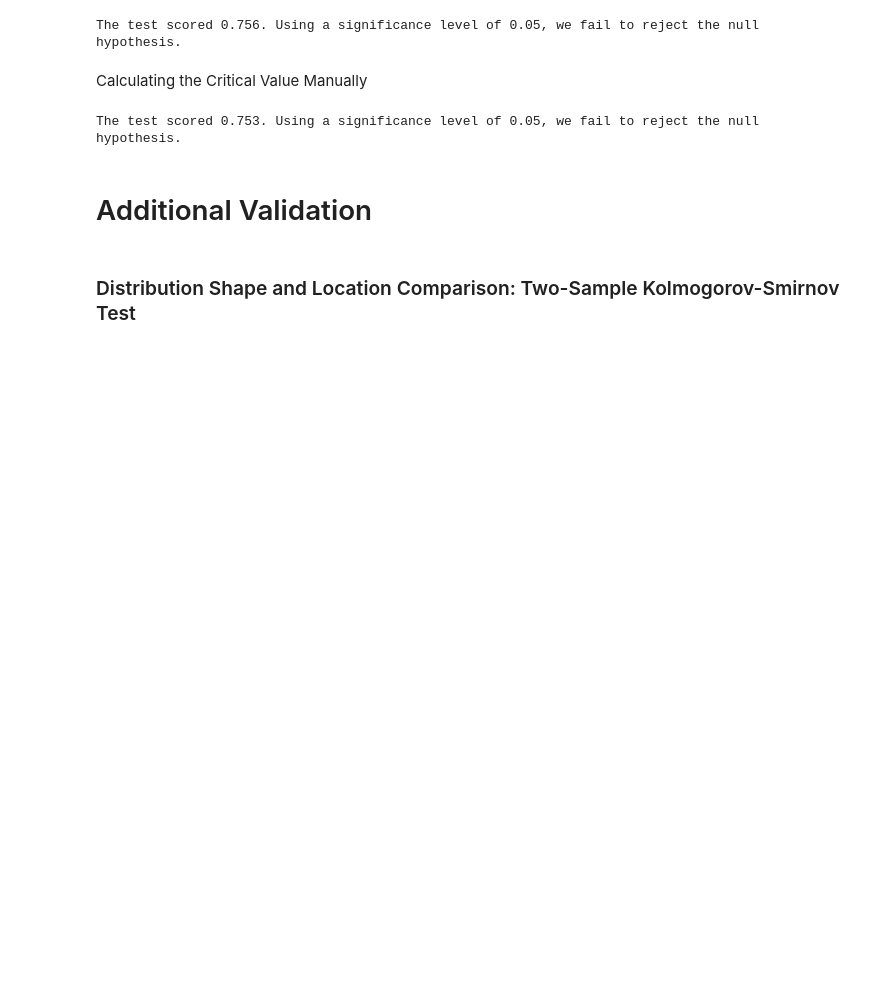
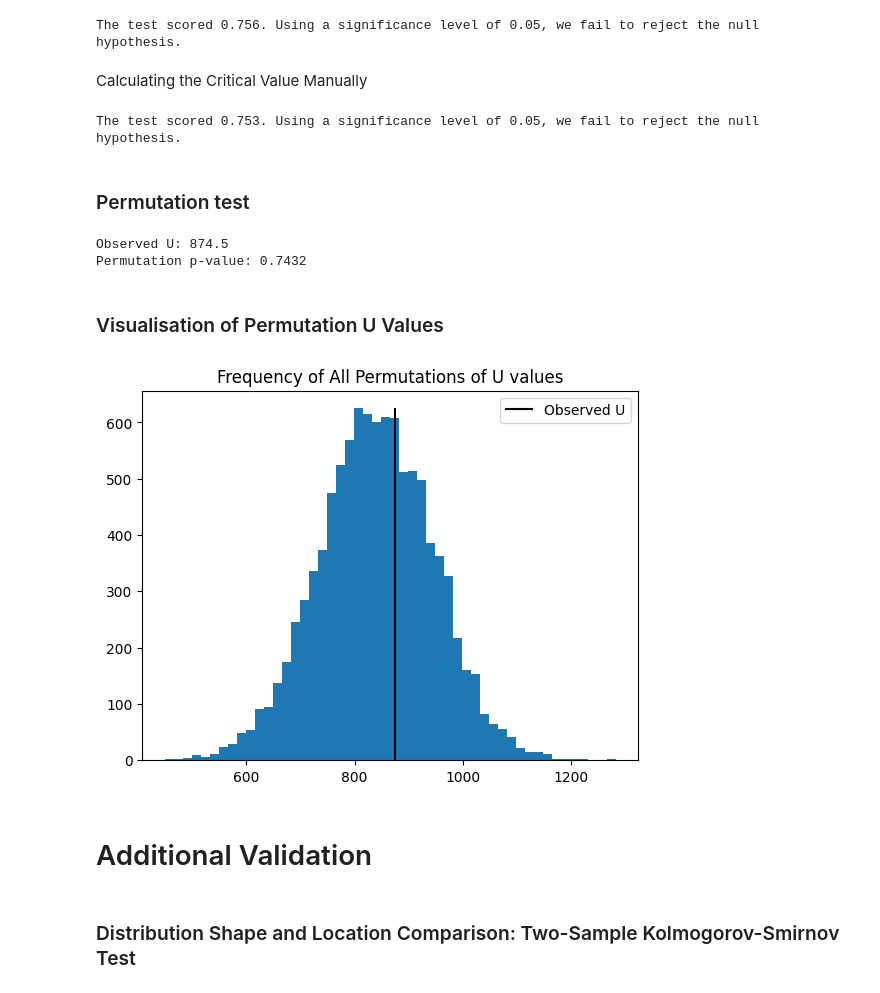
Before and after one commit to notxcharles/Body-Composition-Analysis, a Jupyter notebook: 4. Inferential analysis and Hypothesis testing/Data Analysis.ipynb, the cells around one changed output. Drawn from its saved outputs; the diff is of its cells as text; code cells hidden in the pictures; blank space fills up the shorter version.

Commit message:
Permutation Test of Mann–Whitney U values

```diff
--- a/4. Inferential analysis and Hypothesis testing/Data Analysis.ipynb
+++ b/4. Inferential analysis and Hypothesis testing/Data Analysis.ipynb
@@ -194,6 +193,49 @@ else:
     print(f"The test scored {critical_z_value:.3f}. Using a significance level of {alpha}, we fail to reject the null hypothesis.")
 # %% [output]
 The test scored 0.753. Using a significance level of 0.05, we fail to reject the null hypothesis.
+# %% [markdown]
+### Permutation test
+# %%
+no_data = no_exercise_df["Daily Weight Change"]
+did_data = did_exercise_df["Daily Weight Change"]
+
+observed_U, _ = mannwhitneyu(no_data, did_data, alternative="two-sided")
+print("Observed U:", observed_U)
+
+# 2. Permutation test
+combined = np.concatenate([no_data, did_data])
+n_X = len(no_data)
+
+n_permutations = 10000
+perm_stats = np.zeros(n_permutations)
+
+rng = np.random.default_rng(42)  # reproducible random numbers
+
+for i in range(n_permutations):
+    rng.shuffle(combined)
+    perm_X = combined[:n_X]
+    perm_Y = combined[n_X:]
+    U, _ = mannwhitneyu(perm_X, perm_Y, alternative="two-sided")
+    perm_stats[i] = U
+
+# 3. Compute permutation p-value
+p_value = np.mean(np.abs(perm_stats - np.median(perm_stats)) >= np.abs(observed_U - np.median(perm_stats)))
+
+print("Permutation p-value:", p_value)
+# %% [output]
+Observed U: 874.5
+Permutation p-value: 0.7432
+# %% [markdown]
+### Visualisation of Permutation U Values
+# %%
+n, bins, patches = plt.hist(perm_stats, bins=50)
+plt.vlines(observed_U, ymin=0, ymax=np.max(n), label="Observed U", colors="black")
+plt.title("Frequency of All Permutations of U values")
+plt.legend()
+plt.show()
+plt.close()
+# %% [output]
+[figure, added]
 # %% [markdown]
 # Additional Validation
 # %% [markdown]
```
Also changed, not shown: parts of 2 cells of this notebook.
